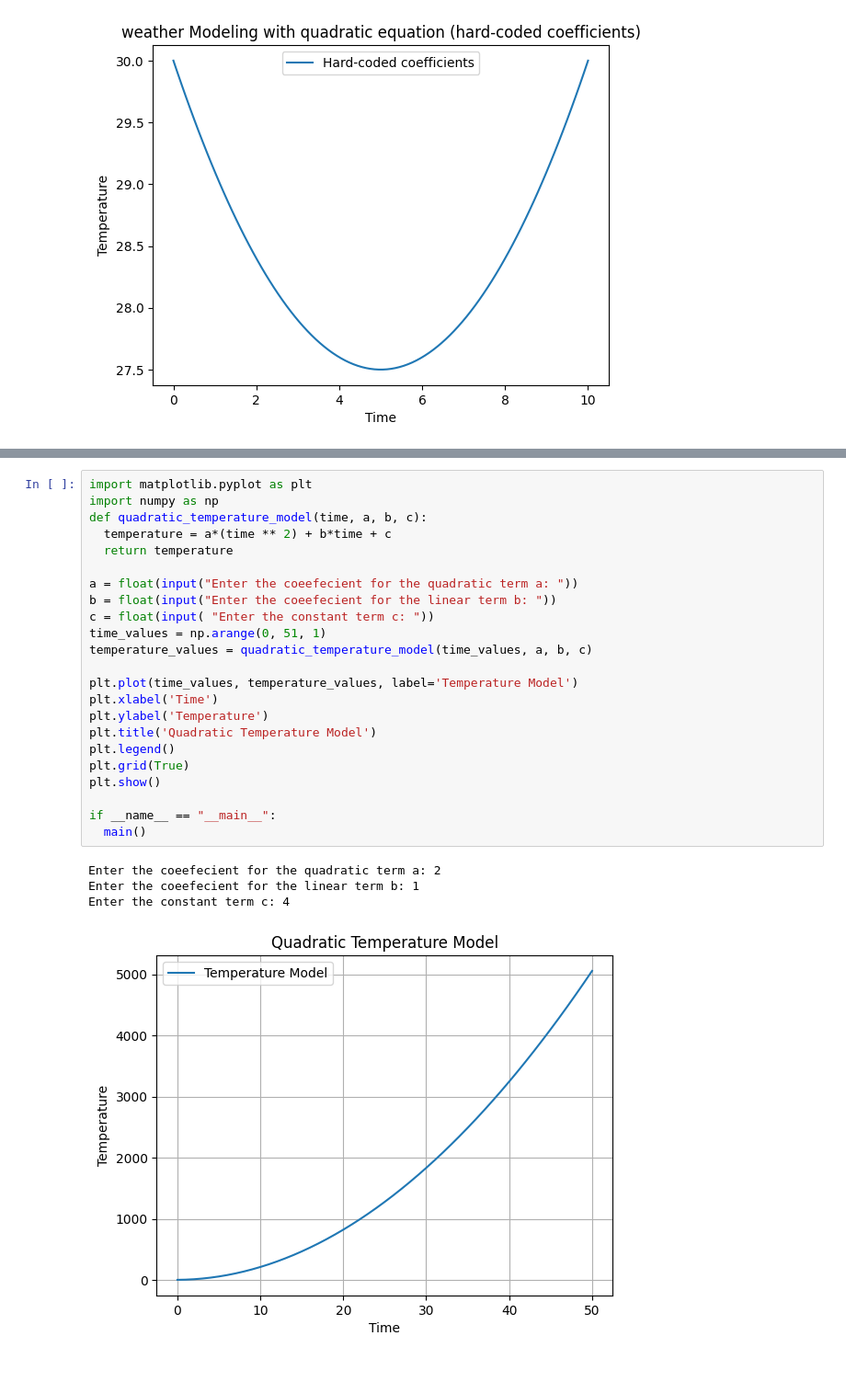
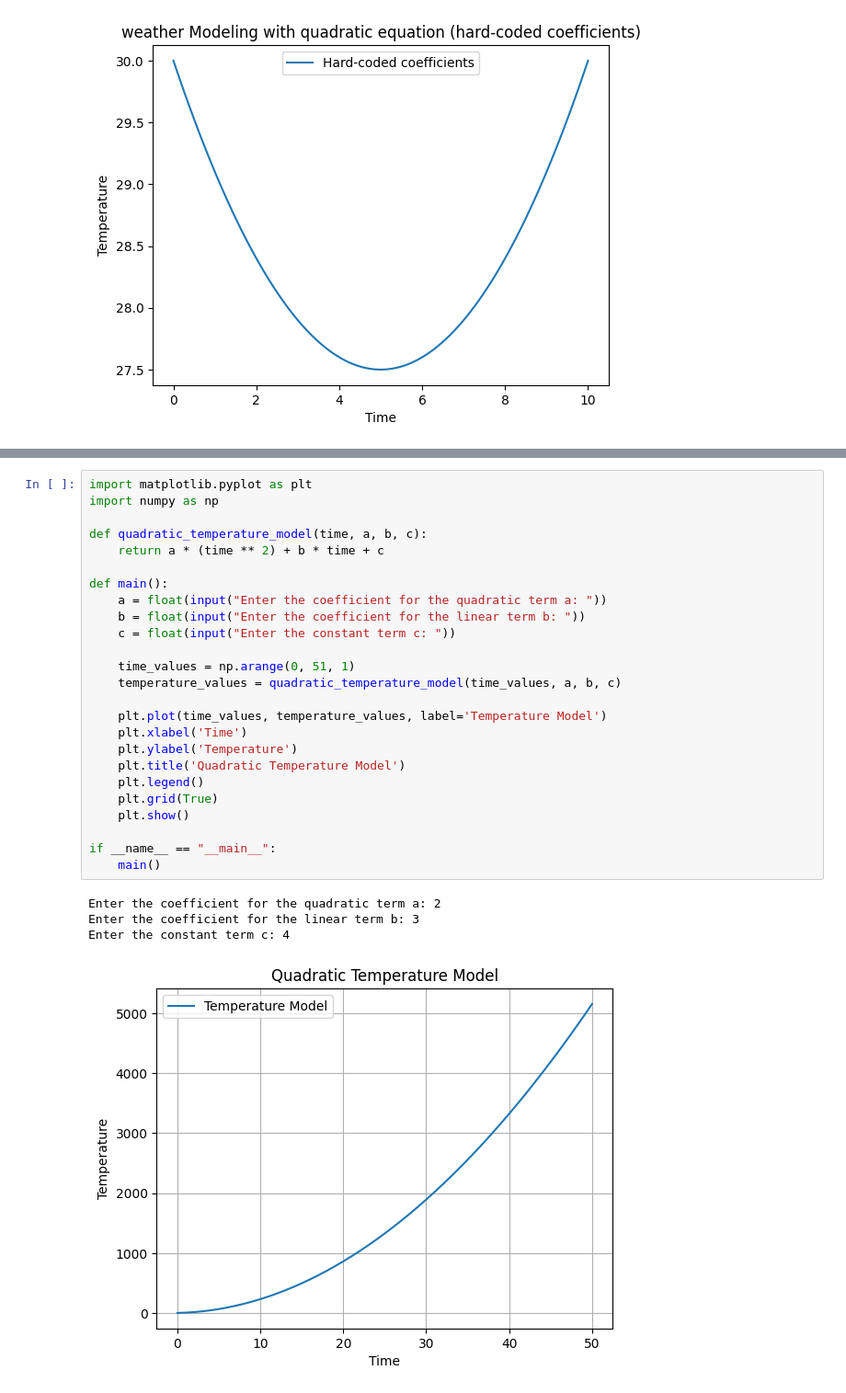
Before and after one commit to sanjana570/sanjana570, a Jupyter notebook: Welcome_To_Colab.ipynb, the cells around one changed output, grey strips where cells are left out. Shown at 92% size. Drawn from its saved outputs; the diff is of its cells as text.

```diff
--- a/Welcome_To_Colab.ipynb
+++ b/Welcome_To_Colab.ipynb
@@ -111,28 +87,30 @@ if __name__ == '__main__':
 # %%
 import matplotlib.pyplot as plt
 import numpy as np
+
 def quadratic_temperature_model(time, a, b, c):
-  temperature = a*(time ** 2) + b*time + c
-  return temperature
+    return a * (time ** 2) + b * time + c
 
-a = float(input("Enter the coeefecient for the quadratic term a: "))
-b = float(input("Enter the coeefecient for the linear term b: "))
-c = float(input( "Enter the constant term c: "))
-time_values = np.arange(0, 51, 1)
-temperature_values = quadratic_temperature_model(time_values, a, b, c)
+def main():
+    a = float(input("Enter the coefficient for the quadratic term a: "))
+    b = float(input("Enter the coefficient for the linear term b: "))
+    c = float(input("Enter the constant term c: "))
 
-plt.plot(time_values, temperature_values, label='Temperature Model')
-plt.xlabel('Time')
-plt.ylabel('Temperature')
-plt.title('Quadratic Temperature Model')
-plt.legend()
-plt.grid(True)
-plt.show()
+    time_values = np.arange(0, 51, 1)
+    temperature_values = quadratic_temperature_model(time_values, a, b, c)
+
+    plt.plot(time_values, temperature_values, label='Temperature Model')
+    plt.xlabel('Time')
+    plt.ylabel('Temperature')
+    plt.title('Quadratic Temperature Model')
+    plt.legend()
+    plt.grid(True)
+    plt.show()
 
 if __name__ == "__main__":
-  main()
+    main()
 # %% [output]
-Enter the coeefecient for the quadratic term a: 2
-Enter the coeefecient for the linear term b: 1
+Enter the coefficient for the quadratic term a: 2
+Enter the coefficient for the linear term b: 3
 Enter the constant term c: 4
-[figure, old version]
+[figure, new version]
```
Also changed, not shown: parts of 20 cells of this notebook.
